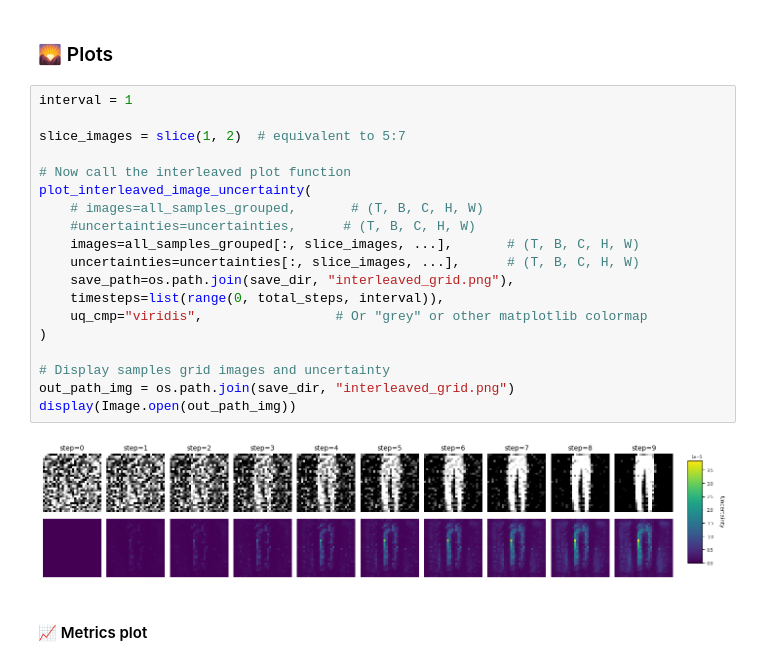
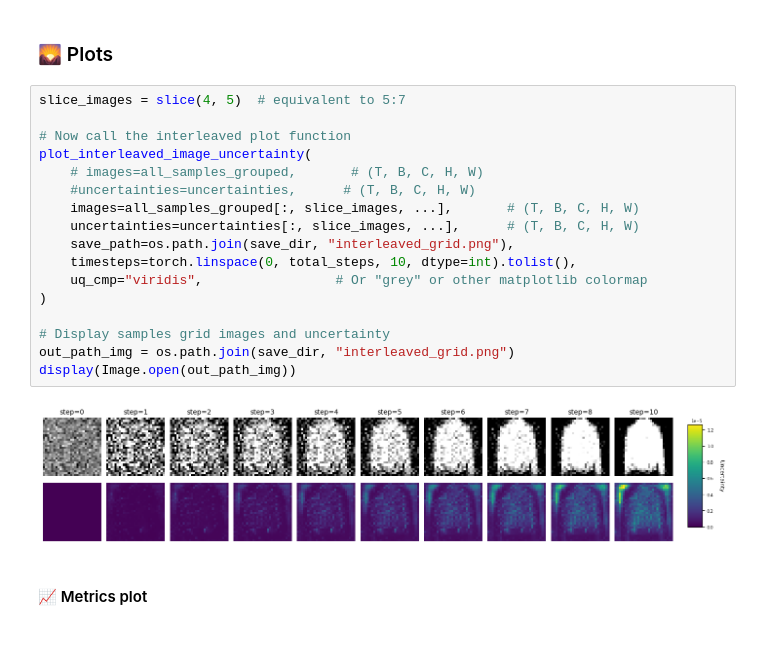
Before and after one commit to Jac-Zac/PML_DL_Final_Project, a Jupyter notebook: notebooks/notebook_llla_flow.ipynb, the cells around one changed output. Drawn from its saved outputs; the diff is of its cells as text.

```diff
--- a/notebooks/notebook_llla_flow.ipynb
+++ b/notebooks/notebook_llla_flow.ipynb
@@ -136,26 +137,24 @@ all_samples_grouped, uncertainties = flow.sample_with_uncertainty(
 # %% [markdown]
 ### 🌄 Plots
 # %%
-interval = 1
-
-slice_images = slice(1, 2)  # equivalent to 5:7
+slice_images = slice(4, 5)  # equivalent to 5:7
 
 # Now call the interleaved plot function
 plot_interleaved_image_uncertainty(
     # images=all_samples_grouped,       # (T, B, C, H, W)
     #uncertainties=uncertainties,      # (T, B, C, H, W)
     images=all_samples_grouped[:, slice_images, ...],       # (T, B, C, H, W)
     uncertainties=uncertainties[:, slice_images, ...],      # (T, B, C, H, W)
     save_path=os.path.join(save_dir, "interleaved_grid.png"),
-    timesteps=list(range(0, total_steps, interval)),
+    timesteps=torch.linspace(0, total_steps, 10, dtype=int).tolist(),
     uq_cmp="viridis",                 # Or "grey" or other matplotlib colormap
 )
 
 # Display samples grid images and uncertainty
 out_path_img = os.path.join(save_dir, "interleaved_grid.png")
 display(Image.open(out_path_img))
 # %% [output]
-[figure, old version]
+[figure, new version]
 # %% [markdown]
 #### 📈 Metrics plot
 # %%
```
Also changed, not shown: parts of 3 cells of this notebook, 7 other files.
